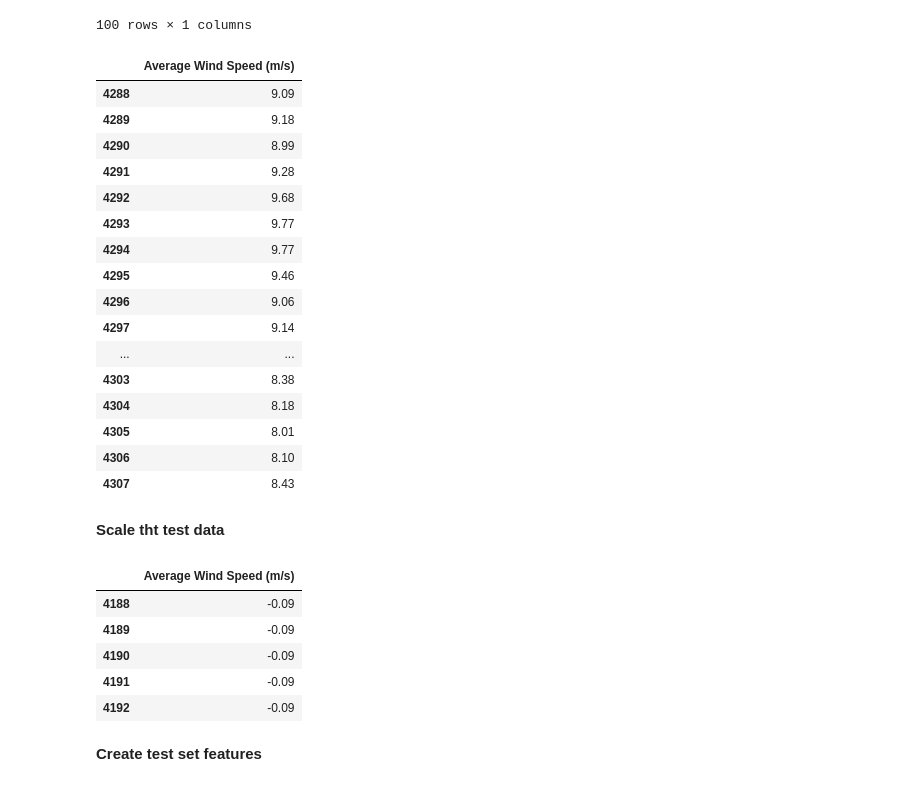
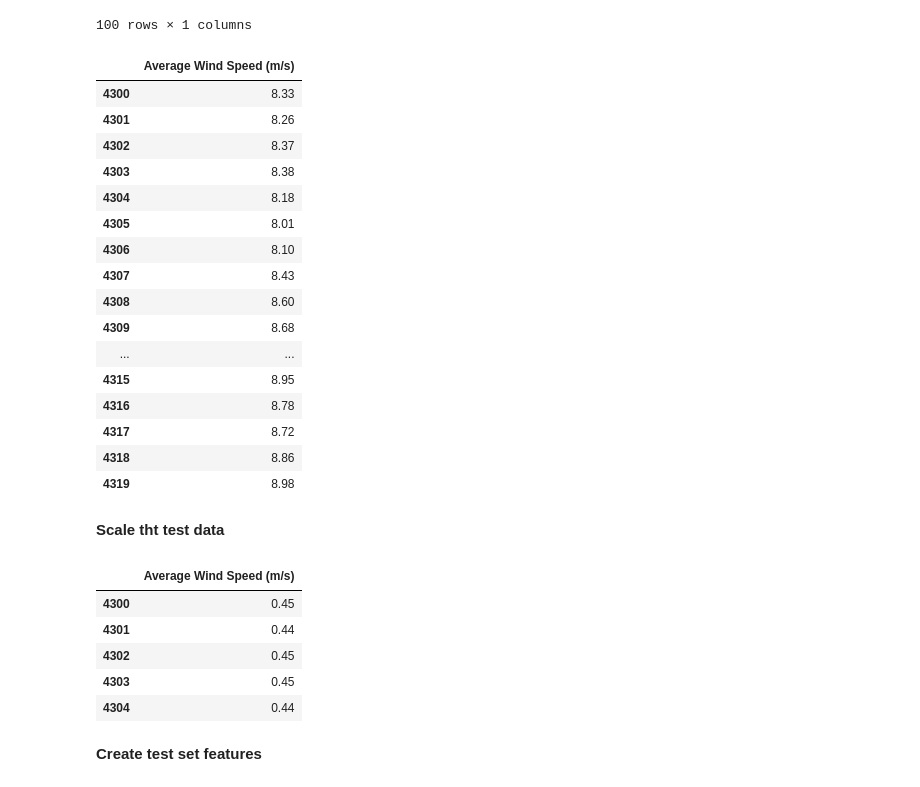
Before and after one commit to entc-17-fyp-20/WPF_Data_Visualization, a Jupyter notebook: CNN.ipynb, the cells around one changed output. Cells and saved outputs as stored; diff of their text form; code cells hidden in the pictures.

```diff
--- a/CNN.ipynb
+++ b/CNN.ipynb
@@ -134,7 +134,7 @@ train
 # %% [markdown]
 # **Data preparation - training data**
 # %%
-T = 20
+T = 10
 HORIZON = 1
 # %% [markdown]
 **Scale the time series within [0,1]**
@@ -442,39 +442,39 @@ test
 | 4408 | 10.95 |
 100 rows × 1 columns
 # %%
-test_new=df[4309-T-1:4409]
+test_new=df[4309-T+1:4409]
 test_new=pd.DataFrame(test_new["Average Wind Speed (m/s)"])
 test_new.head(20)
 # %% [output]
 |  | Average Wind Speed (m/s) |
-| 4288 | 9.09 |
-| 4289 | 9.18 |
-| 4290 | 8.99 |
-| 4291 | 9.28 |
-| 4292 | 9.68 |
-| 4293 | 9.77 |
-| 4294 | 9.77 |
-| 4295 | 9.46 |
-| 4296 | 9.06 |
-| 4297 | 9.14 |
-| ... | ... |
+| 4300 | 8.33 |
+| 4301 | 8.26 |
+| 4302 | 8.37 |
 | 4303 | 8.38 |
 | 4304 | 8.18 |
 | 4305 | 8.01 |
 | 4306 | 8.10 |
 | 4307 | 8.43 |
+| 4308 | 8.60 |
+| 4309 | 8.68 |
+| ... | ... |
+| 4315 | 8.95 |
+| 4316 | 8.78 |
+| 4317 | 8.72 |
+| 4318 | 8.86 |
+| 4319 | 8.98 |
 # %% [markdown]
 **Scale tht test data**
 # %%
-valid_new['Average Wind Speed (m/s)']=scaler.transform(valid_new)
-valid_new.head()
+test_new['Average Wind Speed (m/s)']=scaler.transform(test_new)
+test_new.head()
 # %% [output]
 |  | Average Wind Speed (m/s) |
-| 4188 | -0.09 |
-| 4189 | -0.09 |
-| 4190 | -0.09 |
-| 4191 | -0.09 |
-| 4192 | -0.09 |
+| 4300 | 0.45 |
+| 4301 | 0.44 |
+| 4302 | 0.45 |
+| 4303 | 0.45 |
+| 4304 | 0.44 |
 # %% [markdown]
 **Create test set features**
 # %%
```
Also changed, not shown: parts of 24 cells of this notebook.
